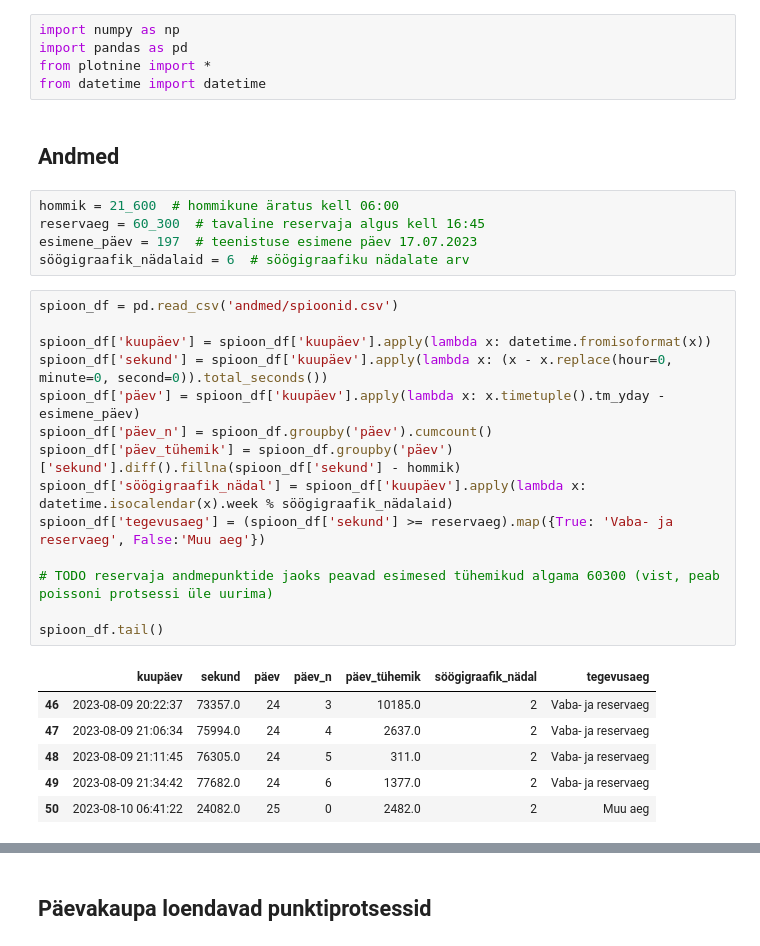
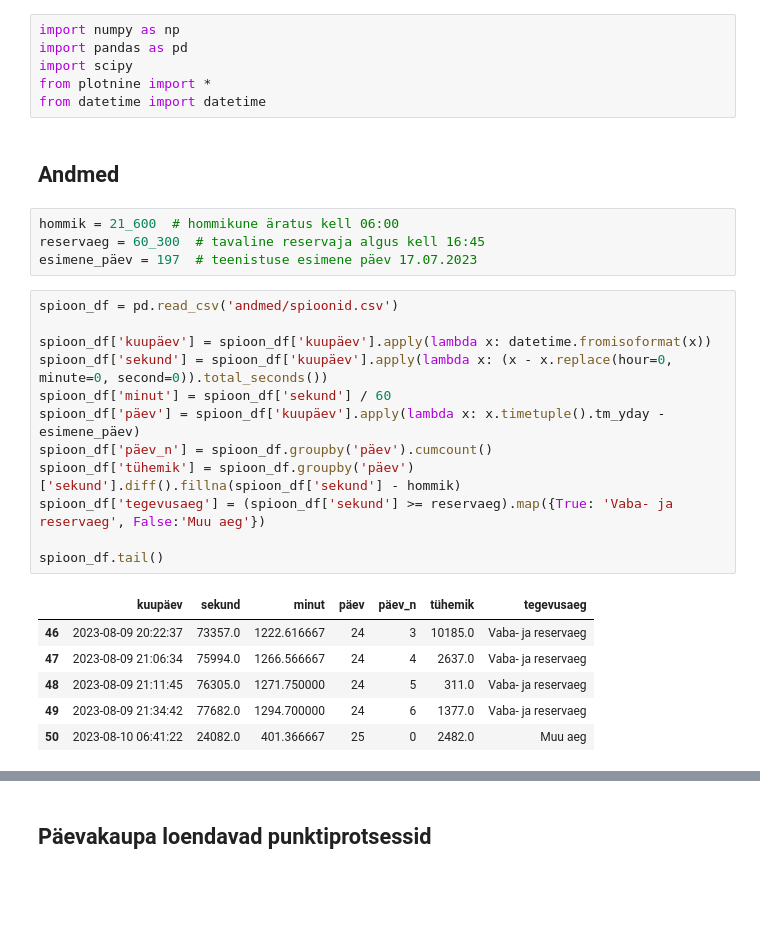
Before and after one commit to mart-mihkel/spioonid, a Jupyter notebook: main.ipynb, the cells around one changed output, grey strips where cells are left out. Saved outputs shown, nothing was run; the diff lists cells and outputs as text; blank space fills up the shorter version.

```diff
--- a/main.ipynb
+++ b/main.ipynb
@@ -1,6 +1,7 @@
 # %%
 import numpy as np
 import pandas as pd
+import scipy
 from plotnine import *
 from datetime import datetime
 # %% [markdown]
@@ -9,27 +10,24 @@ from datetime import datetime
 hommik = 21_600  # hommikune äratus kell 06:00
 reservaeg = 60_300  # tavaline reservaja algus kell 16:45
 esimene_päev = 197  # teenistuse esimene päev 17.07.2023
-söögigraafik_nädalaid = 6  # söögigraafiku nädalate arv
 # %%
 spioon_df = pd.read_csv('andmed/spioonid.csv')
 
 spioon_df['kuupäev'] = spioon_df['kuupäev'].apply(lambda x: datetime.fromisoformat(x))
 spioon_df['sekund'] = spioon_df['kuupäev'].apply(lambda x: (x - x.replace(hour=0, minute=0, second=0)).total_seconds())
+spioon_df['minut'] = spioon_df['sekund'] / 60
 spioon_df['päev'] = spioon_df['kuupäev'].apply(lambda x: x.timetuple().tm_yday - esimene_päev)
 spioon_df['päev_n'] = spioon_df.groupby('päev').cumcount()
-spioon_df['päev_tühemik'] = spioon_df.groupby('päev')['sekund'].diff().fillna(spioon_df['sekund'] - hommik)
-spioon_df['söögigraafik_nädal'] = spioon_df['kuupäev'].apply(lambda x: datetime.isocalendar(x).week % söögigraafik_nädalaid)
+spioon_df['tühemik'] = spioon_df.groupby('päev')['sekund'].diff().fillna(spioon_df['sekund'] - hommik)
 spioon_df['tegevusaeg'] = (spioon_df['sekund'] >= reservaeg).map({True: 'Vaba- ja reservaeg', False:'Muu aeg'})
 
-# TODO reservaja andmepunktide jaoks peavad esimesed tühemikud algama 60300 (vist, peab poissoni protsessi üle uurima)
-
 spioon_df.tail()
 # %% [output]
-|  | kuupäev | sekund | päev | päev_n | päev_tühemik | söögigraafik_nädal | tegevusaeg |
-| 46 | 2023-08-09 20:22:37 | 73357.0 | 24 | 3 | 10185.0 | 2 | Vaba- ja reservaeg |
-| 47 | 2023-08-09 21:06:34 | 75994.0 | 24 | 4 | 2637.0 | 2 | Vaba- ja reservaeg |
-| 48 | 2023-08-09 21:11:45 | 76305.0 | 24 | 5 | 311.0 | 2 | Vaba- ja reservaeg |
-| 49 | 2023-08-09 21:34:42 | 77682.0 | 24 | 6 | 1377.0 | 2 | Vaba- ja reservaeg |
-| 50 | 2023-08-10 06:41:22 | 24082.0 | 25 | 0 | 2482.0 | 2 | Muu aeg |
+|  | kuupäev | sekund | minut | päev | päev_n | tühemik | tegevusaeg |
+| 46 | 2023-08-09 20:22:37 | 73357.0 | 1222.616667 | 24 | 3 | 10185.0 | Vaba- ja reservaeg |
+| 47 | 2023-08-09 21:06:34 | 75994.0 | 1266.566667 | 24 | 4 | 2637.0 | Vaba- ja reservaeg |
+| 48 | 2023-08-09 21:11:45 | 76305.0 | 1271.750000 | 24 | 5 | 311.0 | Vaba- ja reservaeg |
+| 49 | 2023-08-09 21:34:42 | 77682.0 | 1294.700000 | 24 | 6 | 1377.0 | Vaba- ja reservaeg |
+| 50 | 2023-08-10 06:41:22 | 24082.0 | 401.366667 | 25 | 0 | 2482.0 | Muu aeg |
 # %% [markdown]
 ### Intensiivsuse hinnang
```
Also changed, not shown: parts of 14 cells of this notebook.
